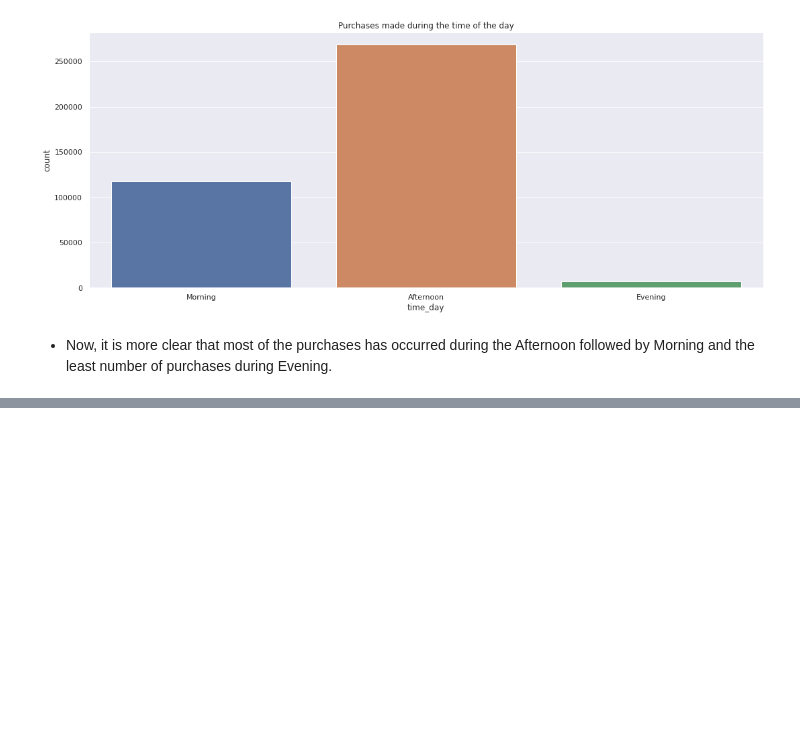
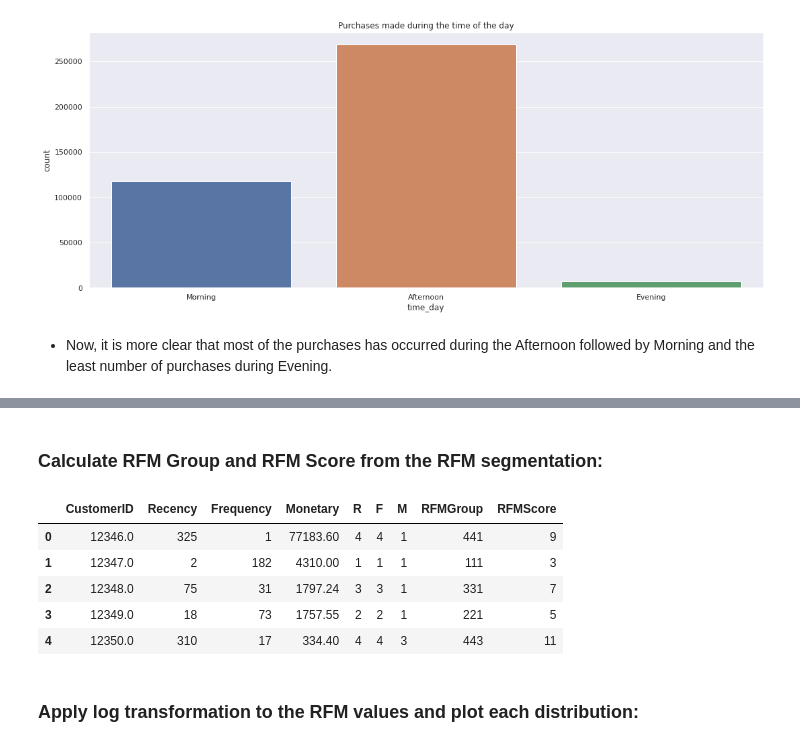
Before and after one commit to Rudrajit12/Online-Retail-Customer-Segmentation, a Jupyter notebook: Online_Retail_Customer_Segmentation_Capstone_Project.ipynb, the cells around one changed output, grey strips where cells are left out. Saved outputs shown, nothing was run; the diff lists cells and outputs as text; code cells hidden in the pictures; blank space fills up the shorter version.

```diff
--- a/Online_Retail_Customer_Segmentation_Capstone_Project.ipynb
+++ b/Online_Retail_Customer_Segmentation_Capstone_Project.ipynb
@@ -744,0 +853,21 @@ plt.show()
+# %%
+# function to create R, F, M segments
+def RScore(x,p,d):
+  if x <= d[p][0.25]:
+    return 1
+  elif x <= d[p][0.5]:
+    return 2
+  elif x <= d[p][0.75]:
+    return 3
+  else:
+    return 4
+
+def FnMScore(x,p,d):
+  if x <= d[p][0.25]:
+    return 4
+  elif x <= d[p][0.5]:
+    return 3
+  elif x <= d[p][0.75]:
+    return 2
+  else:
+    return 1
@@ -744,0 +887,18 @@ plt.show()
+# %% [markdown]
+### **Calculate RFM Group and RFM Score from the RFM segmentation:**
+# %%
+# add RFM group column
+rfm_df['RFMGroup'] = rfm_df['R'].map(str) + rfm_df['F'].map(str) + rfm_df['M'].map(str)
+
+# calculate RFM score from RFM group column
+rfm_df['RFMScore'] = rfm_df[['R', 'F', 'M']].sum(axis=1)
+rfm_df.reset_index().head()
+# %% [output]
+|  | CustomerID | Recency | Frequency | Monetary | R | F | M | RFMGroup | RFMScore |
+| 0 | 12346.0 | 325 | 1 | 77183.60 | 4 | 4 | 1 | 441 | 9 |
+| 1 | 12347.0 | 2 | 182 | 4310.00 | 1 | 1 | 1 | 111 | 3 |
+| 2 | 12348.0 | 75 | 31 | 1797.24 | 3 | 3 | 1 | 331 | 7 |
+| 3 | 12349.0 | 18 | 73 | 1757.55 | 2 | 2 | 1 | 221 | 5 |
+| 4 | 12350.0 | 310 | 17 | 334.40 | 4 | 4 | 3 | 443 | 11 |
+# %% [markdown]
+### **Apply log transformation to the RFM values and plot each distribution:**
```
Also changed, not shown: parts of 21 cells of this notebook.
